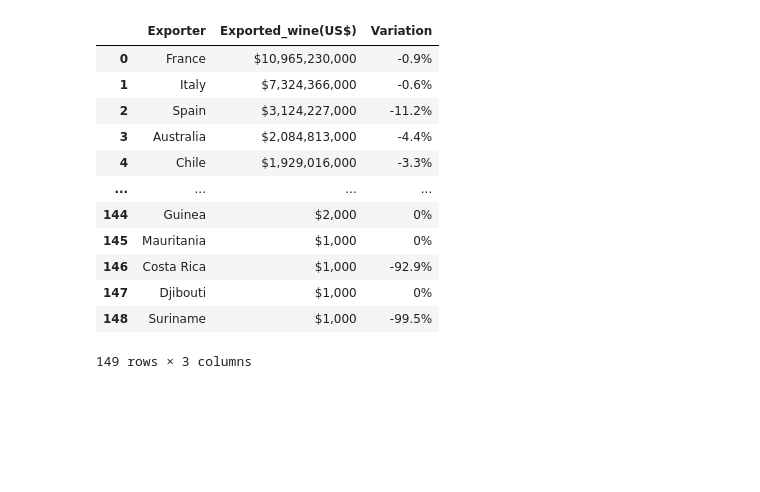
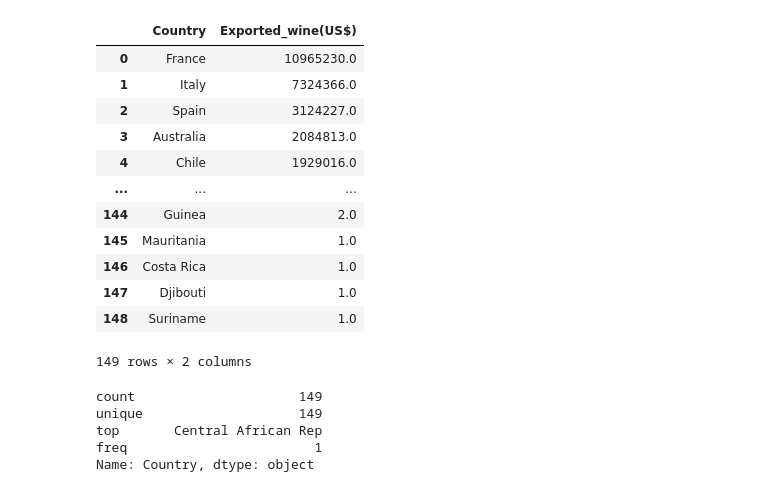
Before and after one commit to ErwanDB/Project-Week-3-Data-Thieves, a Jupyter notebook: your-project/web_scraping.ipynb, the cells around one changed output. Drawn from its saved outputs; the diff is of its cells as text; code cells hidden in the pictures; blank space fills up the shorter version.

```diff
--- a/your-project/web_scraping.ipynb
+++ b/your-project/web_scraping.ipynb
@@ -84,0 +66,8 @@ exported_wine
+# %%
+#deleting '$' from exported_wine column
+exported_wine2 = []
+
+for i in exported_wine:
+    exported_wine2.append(i[1:])
+
+exported_wine2
@@ -84,0 +92,4 @@ exported_wine
+# %%
+#deleting ',' from wine_exported column
+exported_wine3 = [i.replace(",", "") for i in exported_wine2]
+exported_wine3
@@ -84,0 +114,4 @@ exported_wine
+# %%
+#list of int
+exported_wine4 = [int(i)/1000 for i in exported_wine3]
+exported_wine4
@@ -111,20 +162,28 @@ variation
  '0%',
  '-99.5%']
 # %%
-wine_exports = pd.DataFrame(list(zip(exporter, exported_wine, variation)),
-               columns = ['Exporter', 'Exported_wine(US$)', 'Variation'])
+wine_exports = pd.DataFrame(list(zip(exporter, exported_wine4)),
+               columns = ['Country', 'Exported_wine(US$)'])
 wine_exports
 # %% [output]
-|  | Exporter | Exported_wine(US$) | Variation |
-| 0 | France | $10,965,230,000 | -0.9% |
-| 1 | Italy | $7,324,366,000 | -0.6% |
-| 2 | Spain | $3,124,227,000 | -11.2% |
-| 3 | Australia | $2,084,813,000 | -4.4% |
-| 4 | Chile | $1,929,016,000 | -3.3% |
-| ... | ... | ... | ... |
-| 144 | Guinea | $2,000 | 0% |
-| 145 | Mauritania | $1,000 | 0% |
-| 146 | Costa Rica | $1,000 | -92.9% |
-| 147 | Djibouti | $1,000 | 0% |
-| 148 | Suriname | $1,000 | -99.5% |
+|  | Country | Exported_wine(US$) |
+| 0 | France | 10965230.0 |
+| 1 | Italy | 7324366.0 |
+| 2 | Spain | 3124227.0 |
+| 3 | Australia | 2084813.0 |
+| 4 | Chile | 1929016.0 |
+| ... | ... | ... |
+| 144 | Guinea | 2.0 |
+| 145 | Mauritania | 1.0 |
+| 146 | Costa Rica | 1.0 |
+| 147 | Djibouti | 1.0 |
+| 148 | Suriname | 1.0 |
-149 rows × 3 columns
+149 rows × 2 columns
+# %%
+wine_exports['Country'].describe()
+# %% [output]
+count                     149
+unique                    149
+top       Central African Rep
+freq                        1
+Name: Country, dtype: object
```
Also changed, not shown: parts of 11 cells of this notebook, 1 other file.
